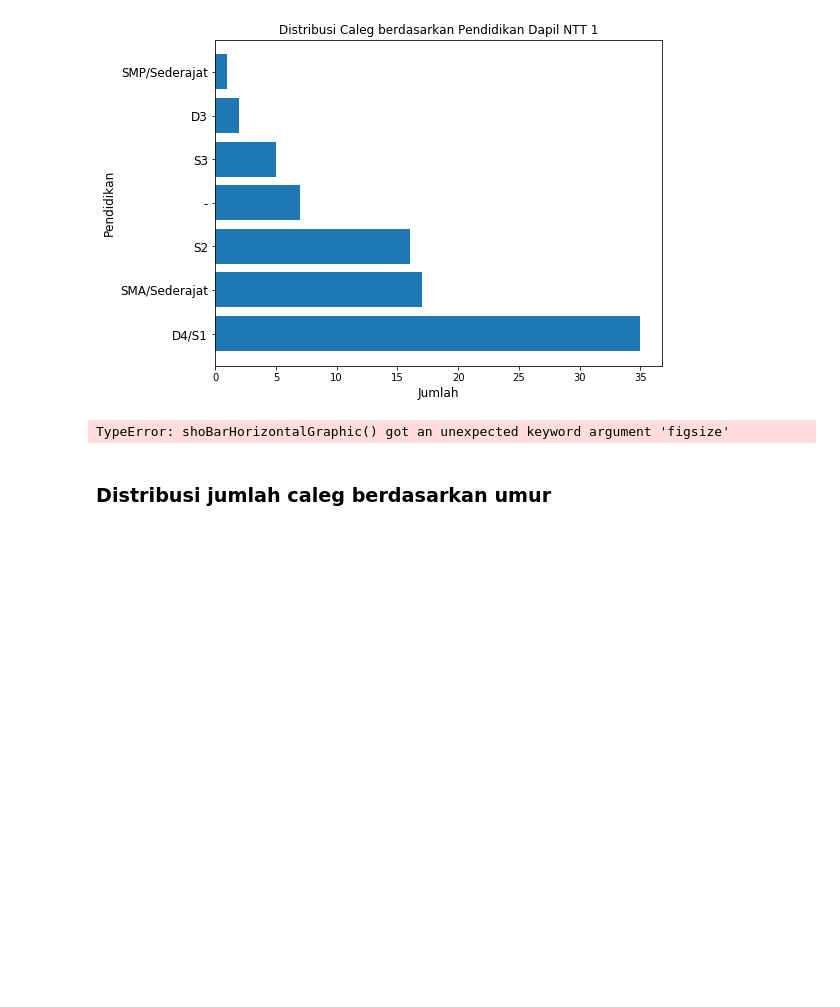
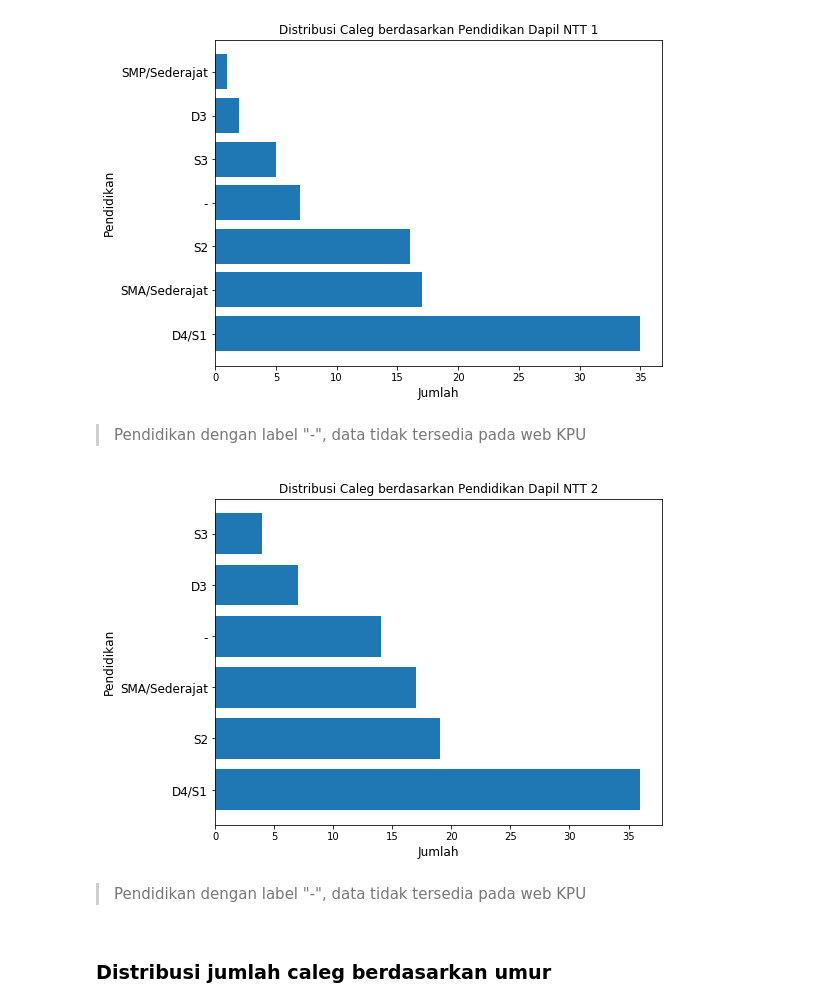
Before and after one commit to bayupaoh/pileg2019-ntt-analytic, a Jupyter notebook: pileg_drp_ntt_2019.ipynb, the cells around one changed output. Drawn from its saved outputs; the diff is of its cells as text; code cells hidden in the pictures; blank space fills up the shorter version.

```diff
--- a/pileg_drp_ntt_2019.ipynb
+++ b/pileg_drp_ntt_2019.ipynb
@@ -176,17 +174,21 @@ for data in educationLevelNtt1:
 shoBarHorizontalGraphic(label,value,"Jumlah","Pendidikan","Distribusi Caleg berdasarkan Pendidikan Dapil NTT 1",12,8,6)
 # %% [output]
 [figure]
+# %% [markdown]
+> Pendidikan dengan label "-", data tidak tersedia pada web KPU
 # %%
 educationLevelNtt2 = selectDataMySQL('SELECT pendidikan,COUNT(pendidikan) as jumlah FROM caleg_details WHERE dapil_id = 61 GROUP by pendidikan ORDER by jumlah desc')
 label = []
 value = []
 for data in educationLevelNtt2:
     label.append(data[0])
     value.append(data[1])
 
-shoBarHorizontalGraphic(label,value,"Jumlah","Pendidikan","Distribusi Caleg berdasarkan Pendidikan Dapil NTT 2",5,figsize=(8,6))
+shoBarHorizontalGraphic(label,value,"Jumlah","Pendidikan","Distribusi Caleg berdasarkan Pendidikan Dapil NTT 2",12,8,6)
 # %% [output]
-TypeError: shoBarHorizontalGraphic() got an unexpected keyword argument 'figsize'
+[figure, added]
+# %% [markdown]
+> Pendidikan dengan label "-", data tidak tersedia pada web KPU
 # %% [markdown]
 ### Distribusi jumlah caleg berdasarkan umur
 # %%
```
Also changed, not shown: parts of 2 cells of this notebook.
